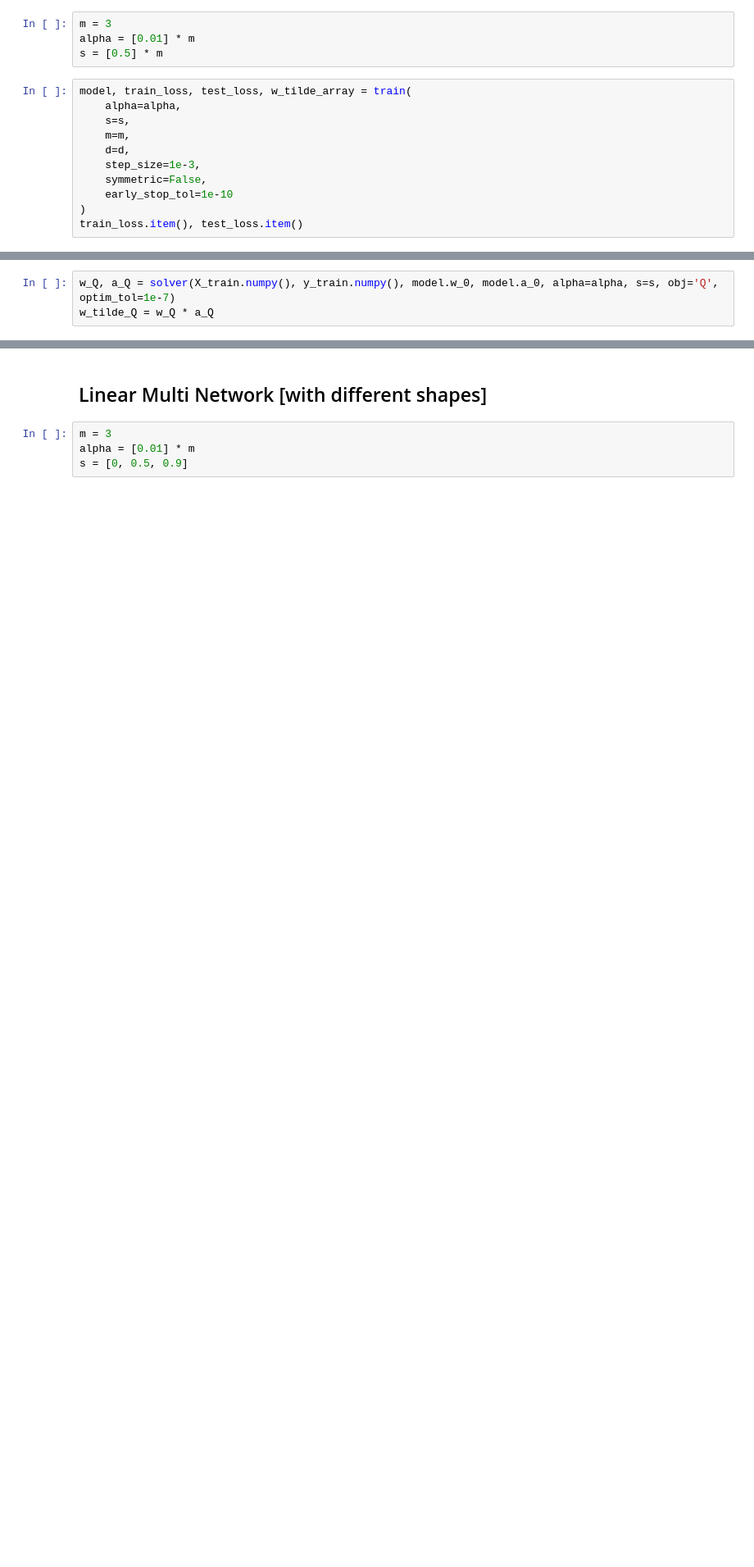
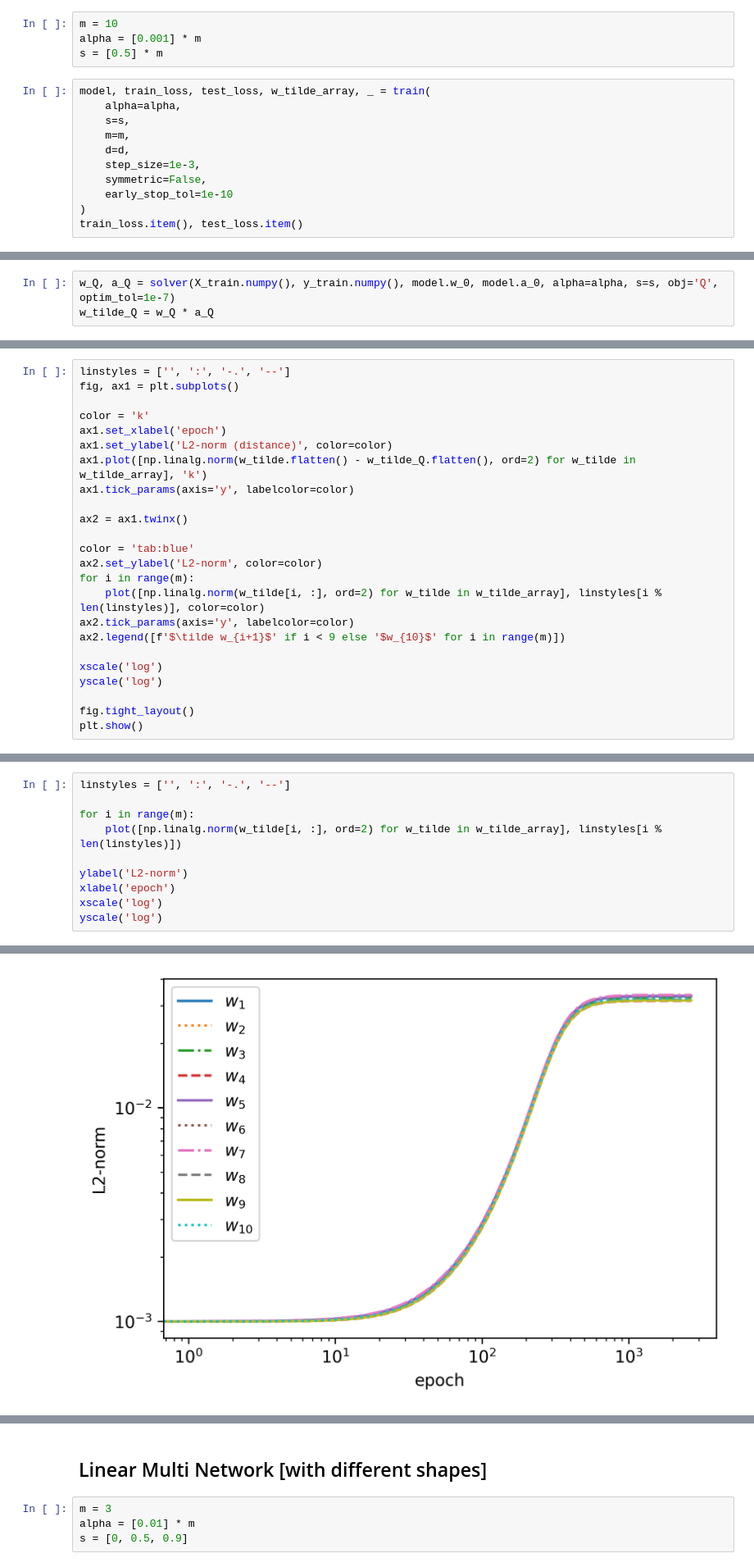
Before and after one commit to shaharazulay/implicit-bias, a Jupyter notebook: simulation_FC.ipynb, the cells around one changed output, grey strips where cells are left out. Shown at 82% size. Drawn from its saved outputs; the diff is of its cells as text; blank space fills up the shorter version.

```diff
--- a/simulation_FC.ipynb
+++ b/simulation_FC.ipynb
@@ -253,11 +352,11 @@ yscale('log')
 # %% [markdown]
 ## Linear Multi Neuron
 # %%
-m = 3
-alpha = [0.01] * m
+m = 10
+alpha = [0.001] * m
 s = [0.5] * m
 # %%
-model, train_loss, test_loss, w_tilde_array = train(
+model, train_loss, test_loss, w_tilde_array, _ = train(
     alpha=alpha,
     s=s,
     m=m,
@@ -297,0 +391,24 @@ ylim([1e-5, 1])
+# %%
+linstyles = ['', ':', '-.', '--']
+fig, ax1 = plt.subplots()
+
+color = 'k'
+ax1.set_xlabel('epoch')
+ax1.set_ylabel('L2-norm (distance)', color=color)
+ax1.plot([np.linalg.norm(w_tilde.flatten() - w_tilde_Q.flatten(), ord=2) for w_tilde in w_tilde_array], 'k')
+ax1.tick_params(axis='y', labelcolor=color)
+
+ax2 = ax1.twinx()
+
+color = 'tab:blue'
+ax2.set_ylabel('L2-norm', color=color)
+for i in range(m):
+    plot([np.linalg.norm(w_tilde[i, :], ord=2) for w_tilde in w_tilde_array], linstyles[i % len(linstyles)], color=color)
+ax2.tick_params(axis='y', labelcolor=color)
+ax2.legend([f'$\tilde w_{i+1}$' if i < 9 else '$w_{10}$' for i in range(m)])
+
+xscale('log')
+yscale('log')
+
+fig.tight_layout()
+plt.show()
@@ -297,0 +417,11 @@ ylim([1e-5, 1])
+# %%
+linstyles = ['', ':', '-.', '--']
+
+for i in range(m):
+    plot([np.linalg.norm(w_tilde[i, :], ord=2) for w_tilde in w_tilde_array], linstyles[i % len(linstyles)])
+
+ylabel('L2-norm')
+xlabel('epoch')
+xscale('log')
+yscale('log')
+# %% [output]
@@ -297,0 +429 @@ ylim([1e-5, 1])
+[figure, added]
```
Also changed, not shown: parts of 42 cells of this notebook.
